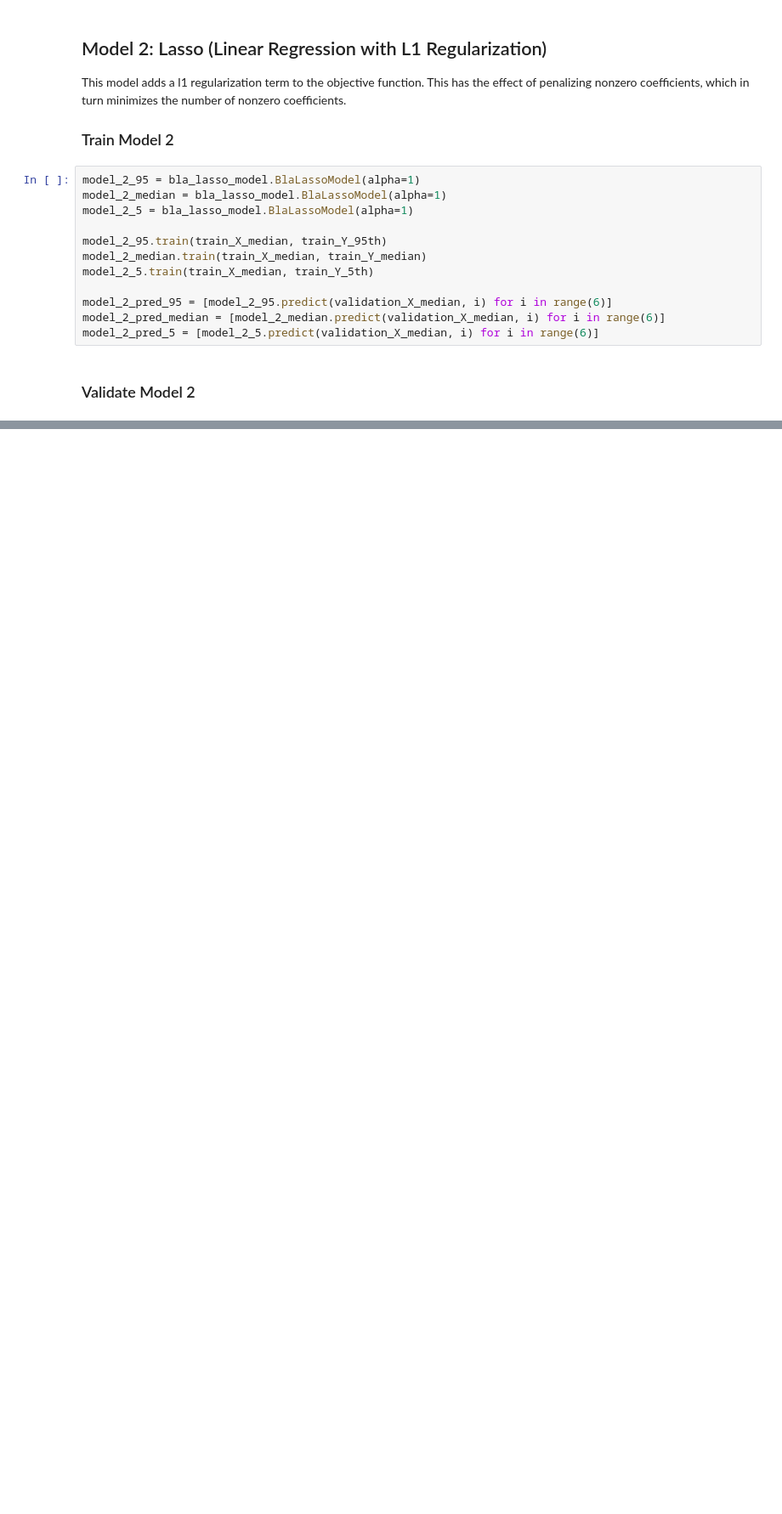
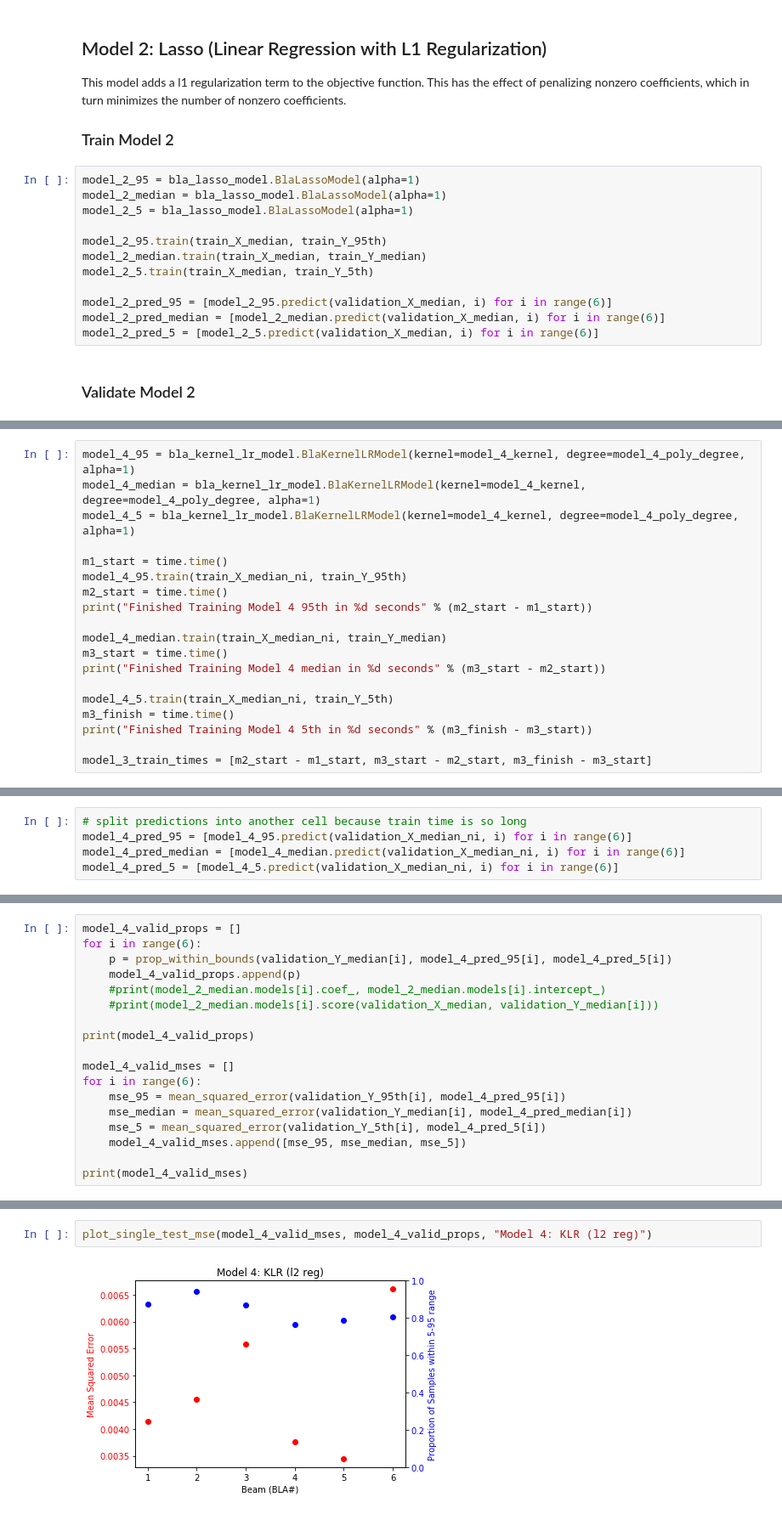
Before and after one commit to zbpatel/CS229-Project, a Jupyter notebook: predict_future_output.ipynb, the cells around one changed output, grey strips where cells are left out. Shown at 85% size. Saved outputs shown, nothing was run; the diff lists cells and outputs as text; blank space fills up the shorter version.

```diff
--- a/predict_future_output.ipynb
+++ b/predict_future_output.ipynb
@@ -288,0 +361,19 @@ plot_single_test_mse(model_2_valid_mses, model_2_valid_props, "Model 2: Lasso")
+# %%
+model_4_95 = bla_kernel_lr_model.BlaKernelLRModel(kernel=model_4_kernel, degree=model_4_poly_degree, alpha=1)
+model_4_median = bla_kernel_lr_model.BlaKernelLRModel(kernel=model_4_kernel, degree=model_4_poly_degree, alpha=1)
+model_4_5 = bla_kernel_lr_model.BlaKernelLRModel(kernel=model_4_kernel, degree=model_4_poly_degree, alpha=1)
+
+m1_start = time.time()
+model_4_95.train(train_X_median_ni, train_Y_95th)
+m2_start = time.time()
+print("Finished Training Model 4 95th in %d seconds" % (m2_start - m1_start))
+
+model_4_median.train(train_X_median_ni, train_Y_median)
+m3_start = time.time()
+print("Finished Training Model 4 median in %d seconds" % (m3_start - m2_start))
+
+model_4_5.train(train_X_median_ni, train_Y_5th)
+m3_finish = time.time()
+print("Finished Training Model 4 5th in %d seconds" % (m3_finish - m3_start))
+
+model_3_train_times = [m2_start - m1_start, m3_start - m2_start, m3_finish - m3_start]
@@ -288,0 +384,5 @@ plot_single_test_mse(model_2_valid_mses, model_2_valid_props, "Model 2: Lasso")
+# %%
+# split predictions into another cell because train time is so long
+model_4_pred_95 = [model_4_95.predict(validation_X_median_ni, i) for i in range(6)]
+model_4_pred_median = [model_4_median.predict(validation_X_median_ni, i) for i in range(6)]
+model_4_pred_5 = [model_4_5.predict(validation_X_median_ni, i) for i in range(6)]
@@ -288,0 +391,18 @@ plot_single_test_mse(model_2_valid_mses, model_2_valid_props, "Model 2: Lasso")
+# %%
+model_4_valid_props = []
+for i in range(6):
+    p = prop_within_bounds(validation_Y_median[i], model_4_pred_95[i], model_4_pred_5[i])
+    model_4_valid_props.append(p)
+    #print(model_2_median.models[i].coef_, model_2_median.models[i].intercept_)
+    #print(model_2_median.models[i].score(validation_X_median, validation_Y_median[i]))
+
+print(model_4_valid_props)
+
+model_4_valid_mses = []
+for i in range(6):
+    mse_95 = mean_squared_error(validation_Y_95th[i], model_4_pred_95[i])
+    mse_median = mean_squared_error(validation_Y_median[i], model_4_pred_median[i])
+    mse_5 = mean_squared_error(validation_Y_5th[i], model_4_pred_5[i])
+    model_4_valid_mses.append([mse_95, mse_median, mse_5])
+
+print(model_4_valid_mses)
@@ -288,0 +412,4 @@ plot_single_test_mse(model_2_valid_mses, model_2_valid_props, "Model 2: Lasso")
+# %%
+plot_single_test_mse(model_4_valid_mses, model_4_valid_props, "Model 4: KLR (l2 reg)")
+# %% [output]
+[figure, added]
```
Also changed, not shown: parts of 42 cells of this notebook, 1 other file.
